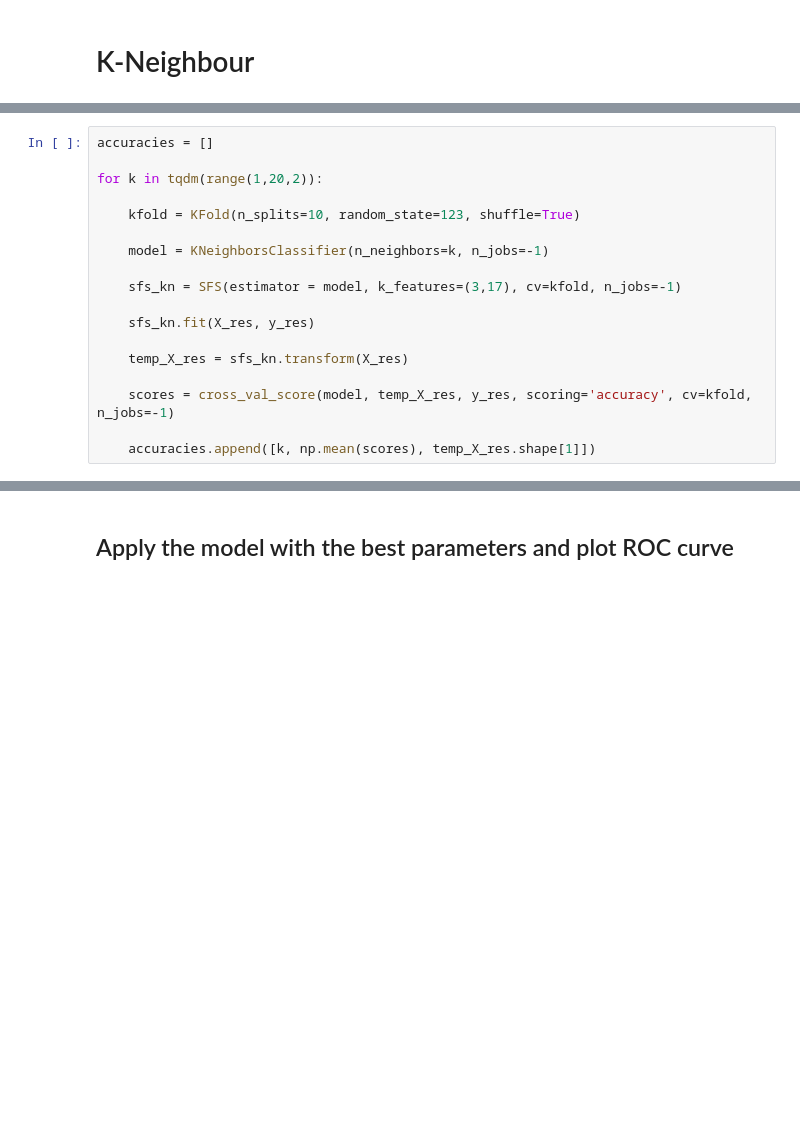
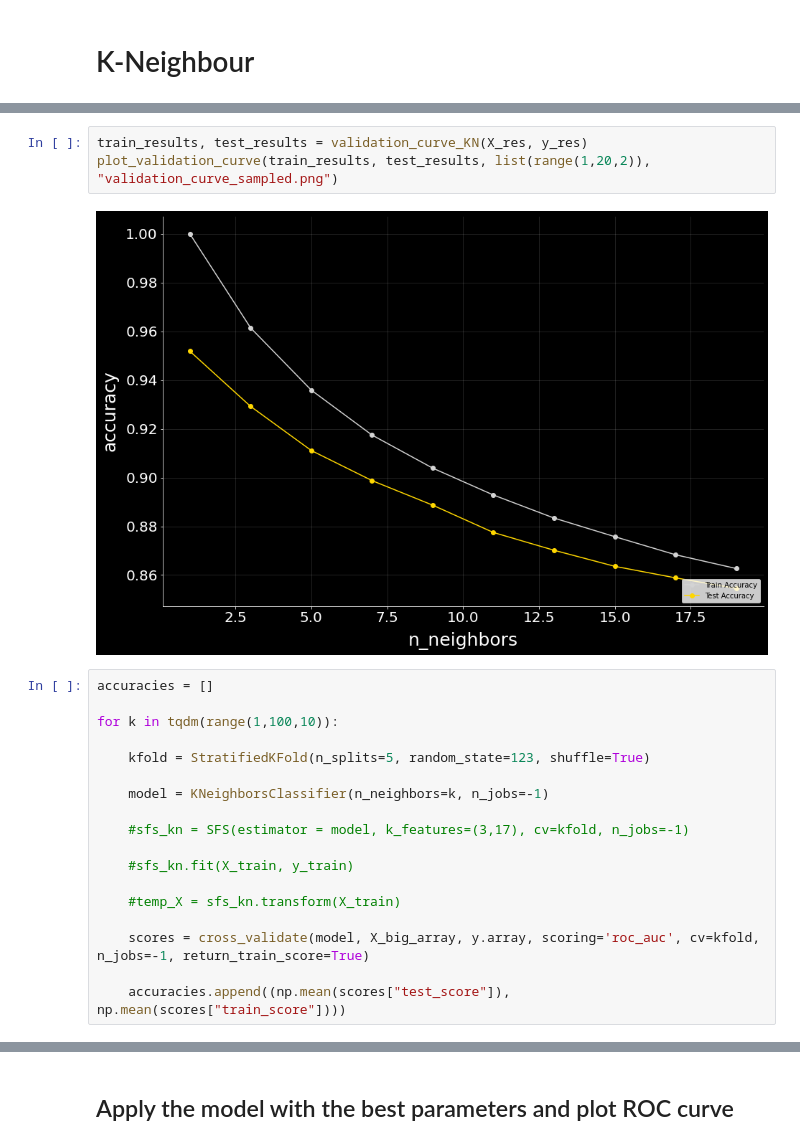
Before and after one commit to Requiem98/FDS-FinalProject, a Jupyter notebook: main.ipynb, the cells around one changed output, grey strips where cells are left out. Drawn from its saved outputs; the diff is of its cells as text; blank space fills up the shorter version.

```diff
--- a/main.ipynb
+++ b/main.ipynb
@@ -36,18 +68,23 @@ def plot_line(x, y, xlabel, ylabel):
+# %%
+train_results, test_results = validation_curve_KN(X_res, y_res)
+plot_validation_curve(train_results, test_results, list(range(1,20,2)), "validation_curve_sampled.png")
+# %% [output]
+[figure, added]
 # %%
 accuracies = []
 
-for k in tqdm(range(1,20,2)):
+for k in tqdm(range(1,100,10)):
 
-    kfold = KFold(n_splits=10, random_state=123, shuffle=True)
+    kfold = StratifiedKFold(n_splits=5, random_state=123, shuffle=True)
 
     model = KNeighborsClassifier(n_neighbors=k, n_jobs=-1)
 
-    sfs_kn = SFS(estimator = model, k_features=(3,17), cv=kfold, n_jobs=-1)
+    #sfs_kn = SFS(estimator = model, k_features=(3,17), cv=kfold, n_jobs=-1)
 
-    sfs_kn.fit(X_res, y_res)
+    #sfs_kn.fit(X_train, y_train)
 
-    temp_X_res = sfs_kn.transform(X_res)
+    #temp_X = sfs_kn.transform(X_train)
 
-    scores = cross_val_score(model, temp_X_res, y_res, scoring='accuracy', cv=kfold, n_jobs=-1)
+    scores = cross_validate(model, X_big_array, y.array, scoring='roc_auc', cv=kfold, n_jobs=-1, return_train_score=True)
 
-    accuracies.append([k, np.mean(scores), temp_X_res.shape[1]])
+    accuracies.append((np.mean(scores["test_score"]), np.mean(scores["train_score"])))
```
Also changed, not shown: parts of 33 cells of this notebook, 15 other files.
